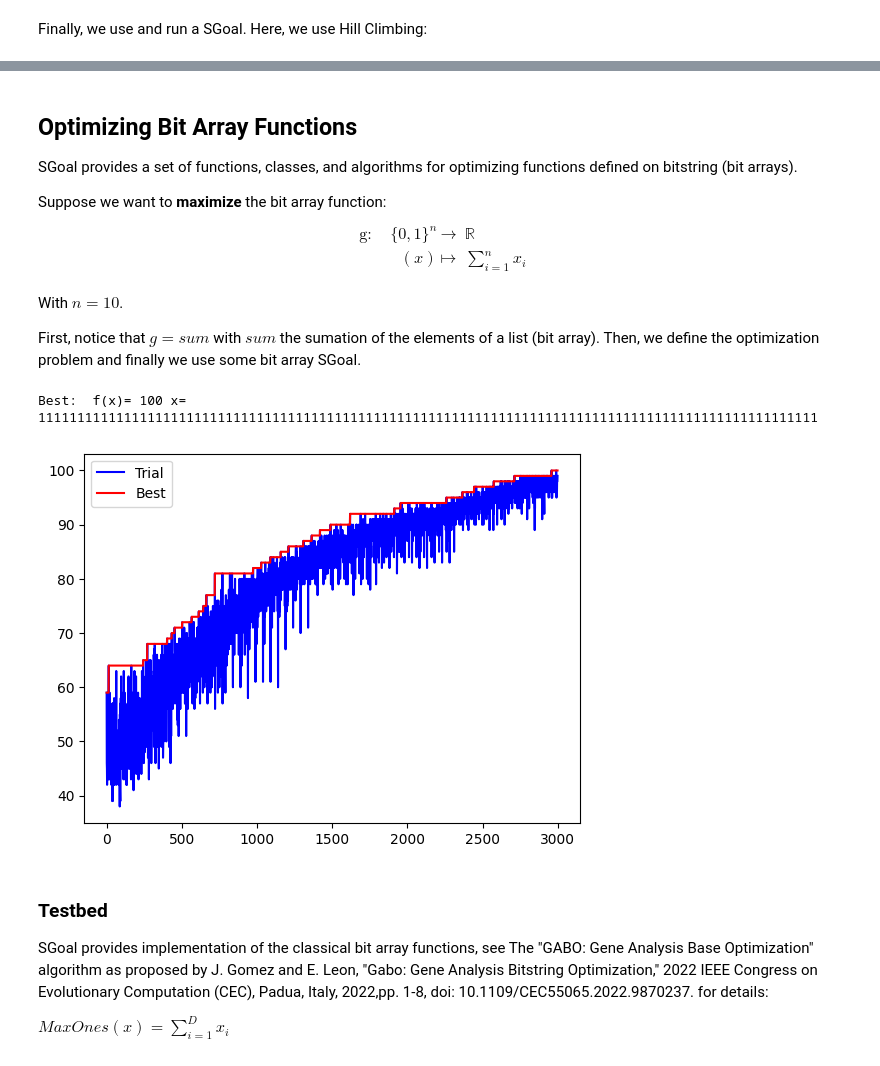
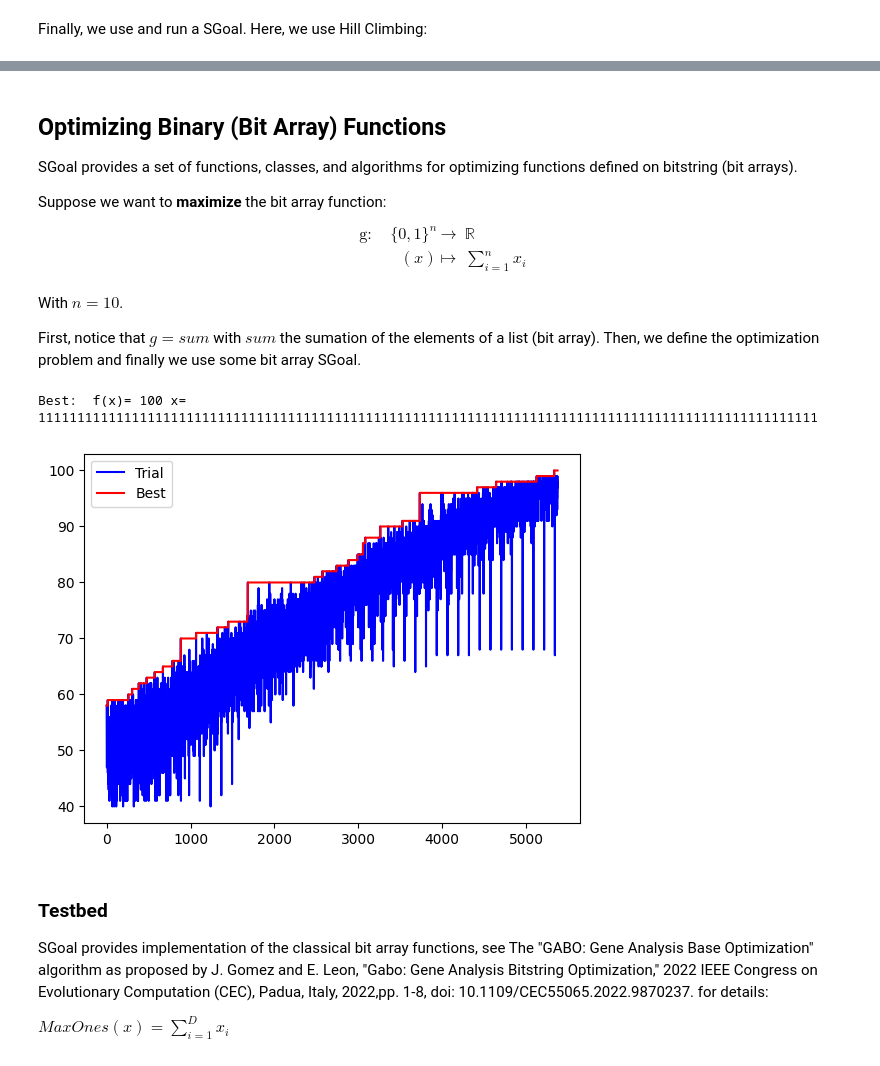
Before and after one commit to jgomezpe/sgoal, a Jupyter notebook: sgoal.ipynb, the cells around one changed output, grey strips where cells are left out. Drawn from its saved outputs; the diff is of its cells as text; code cells hidden in the pictures.

```diff
--- a/sgoal.ipynb
+++ b/sgoal.ipynb
@@ -75,5 +82,5 @@ Best:  f(x)= 2.144933352995281 x= [0.021576527825608594, 0.03879192401787007, -0
 # %% [markdown]
-## Optimizing Bit Array Functions
+## Optimizing Binary (Bit Array) Functions
 SGoal provides a set of functions, classes, and algorithms for optimizing functions defined on bitstring (bit arrays).
 
 Suppose we want to <b>maximize</b> the bit array function:
@@ -92,52 +99,55 @@ from mpl_toolkits import mplot3d
 import numpy as np
 import matplotlib.pyplot as plt
 
-from sgoal.binary import BitArraySpace
-from sgoal.binary import BitArrayProblem
-from sgoal.hc import BitArrayHC
-from sgoal.chavela import BitArrayCHAVELA
-from sgoal.ga import BitArrayGGA
-from sgoal.ga import BitArraySSGA
+from sgoal.binary import Binary
+from sgoal.hc import BinaryHC
+from sgoal.chavela import BinaryCHAVELA
+from sgoal.ga import BinaryGGA
+from sgoal.ga import BinarySSGA
 from sgoal.gabo import GABO
-from sgoal.gabo import GABO2
 from sgoal.hc import RMHC
-from sgoal.ggsc1 import GGS1
-from sgoal.ggsc1 import GGSC1
+from sgoal.gsc1 import GS1
+from sgoal.gsc1 import GSC1
+from sgoal.core import PROBLEM
+from sgoal.core import run
 
 ########## 1. DEFINE FUNCTION #########
 # Since g = sum we do not need to define something
 ########## 2. DEFINE SPACE #########
 D = 100 # Length of the bit array
+EVALS = 100*D
+TRACE = True
 t = 'max' # Maximization problem (use 'min' for a minimization problem)
 opt = 100 # Optimum value for the function (useful for comparing SGoals, if available)
-space = BitArraySpace(D) # Solution space
-PR = {'f':sum, 'space':space, 'type':t, 'optimum': opt}  # Optimization problem
+space = Binary(D) # Solution space
+PR = PROBLEM('max', sum, space, EVALS, TRACE)
+PR['optimum'] = opt  # Optimum value. We set it for testing purposes
 ########## 3. RUN SGOAL #########
 # Each one of the possible SGoals
-ALG = [BitArrayHC, RMHC, GGS1, GGSC1, GABO, GABO2, BitArrayGGA, BitArraySSGA, BitArrayCHAVELA]
-K = 8 # SGoal to be tested (use a value between 0 and 8 to try other SGoals)
+ALG = [BinaryHC, RMHC, GS1, GSC1, GABO, BinaryGGA, BinarySSGA, BinaryCHAVELA]
+K = 7 # SGoal to be tested (use a value between 0 and 7 to try other SGoals)
 alg = ALG[K](PR)
-MAXEVALS = 5000 # Maximum number of objective function evaluations
-TRACE = True # We want to trace the algorithm
-results = alg.run(MAXEVALS, TRACE)
+results = run(alg)
+
 x = results['x'] # Best solution
 fx = results['f'] # Best function value
 # Just for printing purposes
 s = ''
 for v in x:
   s += '1' if(v==1) else '0'
 print('Best:', ' f(x)=', fx, 'x=', s)
+
 # Since we set trace to True we can get some additional information
-y = results['trace'] # Value of the i-th function evaluation
-z = results['besttrace'] # Value of the best function evaluation up to the i-th evaluation
+y = alg['trace']['f'] # Value of the i-th function evaluation
+z = alg['trace']['best'] # Value of the i-th best value
 idx = [i for i in range(len(y))] # Evaluation
 plt.plot(idx,y,label='Trial', color='blue')
 plt.plot(idx,z, label='Best', color='red')
 plt.legend()
 plt.show()
 # %% [output]
 Best:  f(x)= 100 x= 1111111111111111111111111111111111111111111111111111111111111111111111111111111111111111111111111111
-[figure, old version]
+[figure, new version]
 # %% [markdown]
 ### Testbed
 SGoal provides implementation of the classical bit array functions, see The "GABO: Gene Analysis Base Optimization" algorithm as proposed by J. Gomez and E. Leon, "Gabo: Gene Analysis Bitstring Optimization," 2022 IEEE Congress on Evolutionary Computation (CEC), Padua, Italy, 2022,pp. 1-8, doi: 10.1109/CEC55065.2022.9870237. for details:
```
Also changed, not shown: parts of 10 cells of this notebook.
